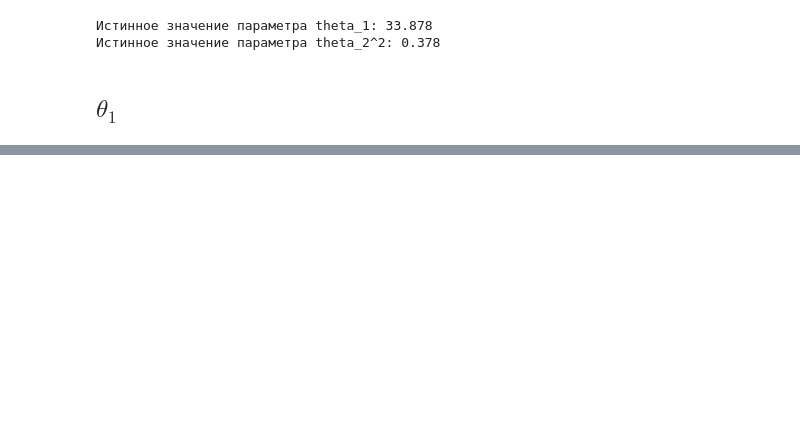
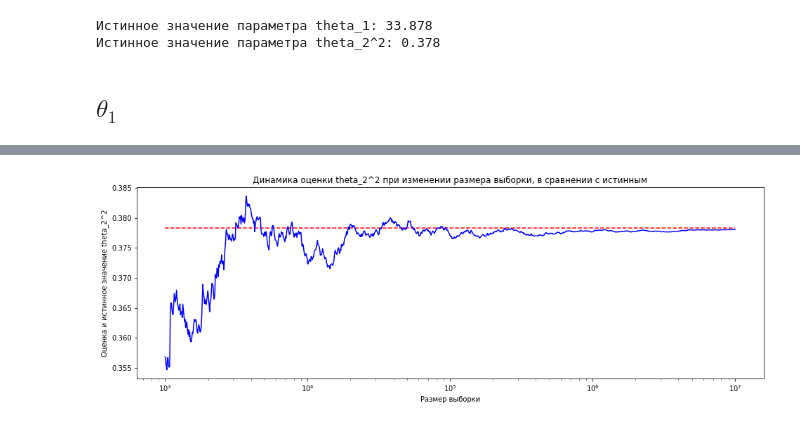
Before and after one commit to ksetdekov/HSE_DS, a Jupyter notebook: 03 Math/Stat 01/HW 01.ipynb, the cells around one changed output, grey strips where cells are left out. Drawn from its saved outputs; the diff is of its cells as text; code cells hidden in the pictures; blank space fills up the shorter version.

```diff
--- a/03 Math/Stat 01/HW 01.ipynb
+++ b/03 Math/Stat 01/HW 01.ipynb
@@ -196,0 +240,17 @@ stats.uniform()
+# %%
+q4_results_t2 = pd.DataFrame(columns = ['n', 'оценка методом моментов', 'ошибка ММ', 'метод макс. правдоподобия', 'ошибка ММП', 'SciPy fit', 'ошибка SciPy fit'])
+
+# считаем оценки, записываем их в DF и выводим результаты
+for n,sample in samples.items():
+
+    theta_hatt2_m = np.var(sample, ddof=1)
+    theta_hatt2_mmp = np.var(sample, ddof=0)
+
+    theta_hatt2_scipy = np.square(stats.norm.fit(sample)[1])
+
+    to_append = [int(n), theta_hatt2_m, np.abs(theta_hatt2_m-theta_2), theta_hatt2_mmp, np.abs(theta_hatt2_mmp-theta_2), theta_hatt2_scipy, np.abs(theta_hatt2_scipy-theta_2)]
+    a_series = pd.Series(to_append, index = q4_results_t2.columns)
+    q4_results_t2 = q4_results_t2.append(a_series, ignore_index=True)
+
+q4_results_t2.set_index('n', inplace=True)
+q4_results_t2
@@ -196,0 +266,27 @@ stats.uniform()
+# %%
+# в переменных x и y будем хранить размер выборки и значение оценки, посчитанной для этого размера выборки
+x,y = [],[]
+pbar = tqdm(total=len(testpoints),  desc='calculating estimates')
+
+for i in range(0, 1000):
+    size = int(testpoints[i])
+    x.append(size)
+    y.append(np.square(stats.norm.fit(sample_for_plot[:size])[1]))
+    pbar.update(1)
+pbar.close()
+
+# нарисуем график изменения оценки
+# синяя линия — значение оценки, красная — истинное значение оценки
+
+fig = plt.figure(figsize=(16,5))
+
+plt.plot(x, y, color='blue');
+plt.hlines(y=theta_2, xmin=1000, xmax=10000000, color='r', linestyles='dashed')
+plt.xscale('log')
+plt.ylabel('Оценка и истинное значение theta_2^2')
+plt.xlabel('Размер выборки')
+
+plt.title('Динамика оценки theta_2^2 при изменении размера выборки, в сравнении с истинным')
+plt.show()
+# %% [output]
+[figure, added]
```
Also changed, not shown: parts of 11 cells of this notebook.
